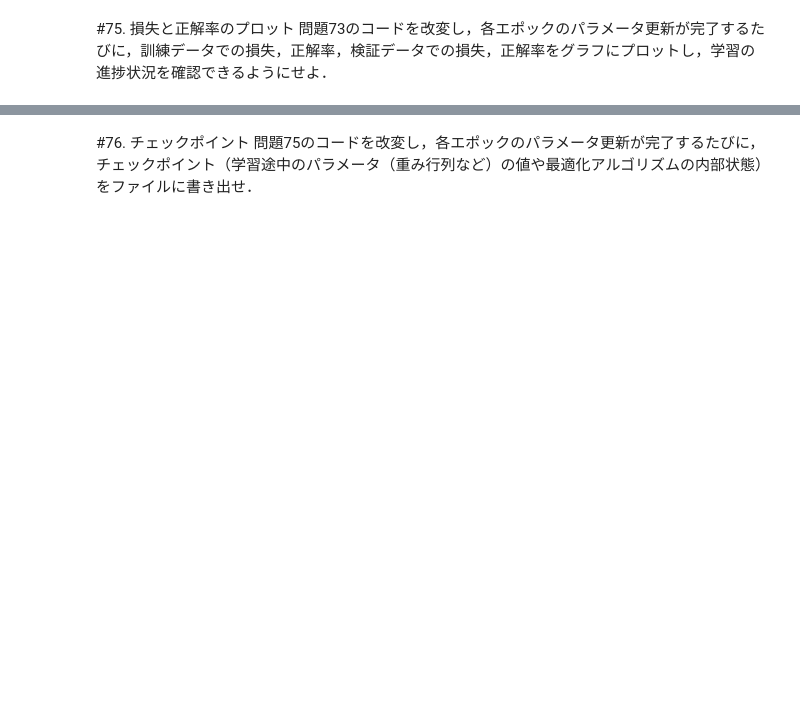
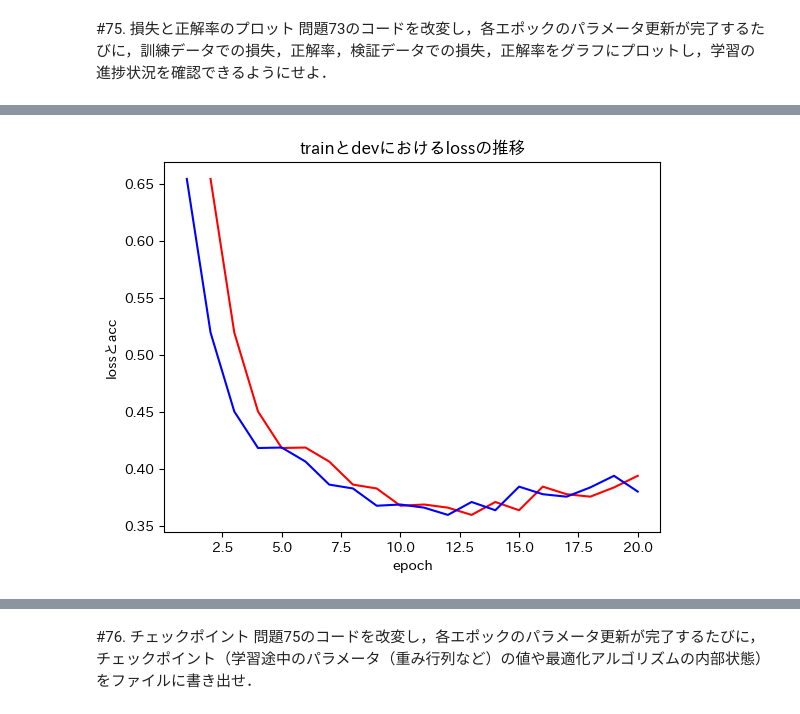
Before and after one commit to KondoRisa/nlp100, a Jupyter notebook: 8章.ipynb, the cells around one changed output, grey strips where cells are left out. Drawn from its saved outputs; the diff is of its cells as text; code cells hidden in the pictures; blank space fills up the shorter version.

```diff
--- a/8章.ipynb
+++ b/8章.ipynb
@@ -457,0 +476,14 @@ test 正解率:  0.8759124087591241
+# %%
+# ネットワークのインスタンスを作成
+net = Net(300, 4)
+
+#損失関数の選択
+criterion = nn.CrossEntropyLoss()
+
+#最適化手法の選択
+optimizer = torch.optim.Adam(net.parameters(), lr=0.01)
+
+# モデルをGPUに転送
+device = torch.device("cuda:0" if torch.cuda.is_available() else "cpu")
+net = net.to(device)
+device
@@ -457,0 +594,16 @@ test 正解率:  0.8759124087591241
+# %%
+import matplotlib.pyplot as plt
+import japanize_matplotlib
+
+fig, ax = plt.subplots()
+x = range(1, max_epoch+1)
+ax.plot(x, train_loss,'r')
+ax.plot(x, valid_loss, 'b')
+
+plt.title('trainとdevにおけるlossの推移')
+plt.xlabel("epoch")
+plt.ylabel("lossとacc")
+
+plt.show()
+# %% [output]
+[figure, added]
```
Also changed, not shown: parts of 26 cells of this notebook.
